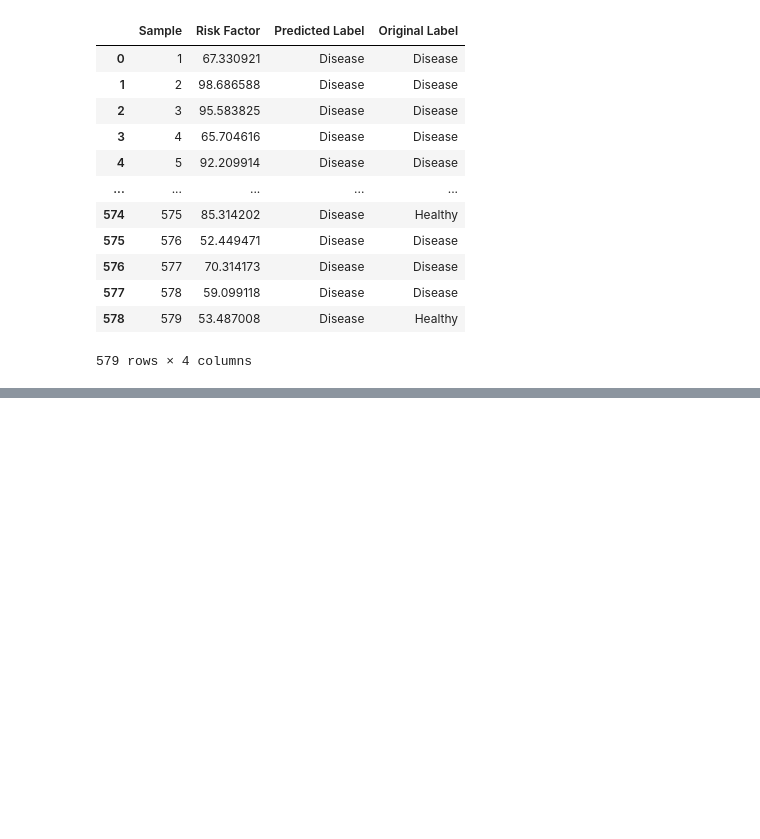
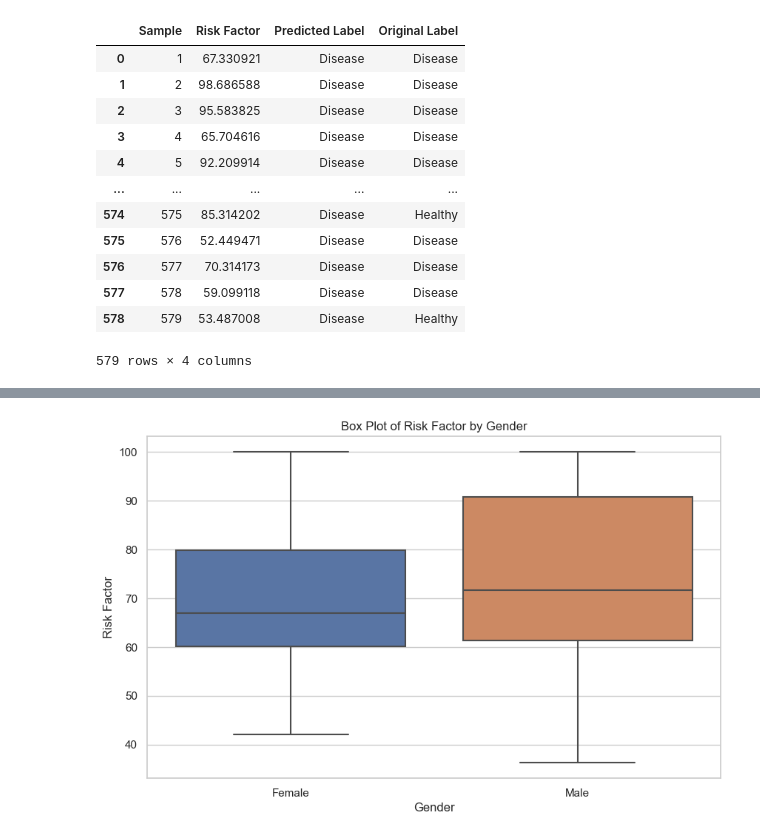
Before and after one commit to koushikroy/liver_disease_prediction, a Jupyter notebook: risk_factor.ipynb, the cells around one changed output, grey strips where cells are left out. Cells and saved outputs as stored; diff of their text form; code cells hidden in the pictures; blank space fills up the shorter version.

```diff
--- a/risk_factor.ipynb
+++ b/risk_factor.ipynb
@@ -250,0 +137,3 @@ No data for colormapping provided via 'c'. Parameters 'vmin', 'vmax' will be ign
+# %%
+df_combined_risk_factor = pd.concat([df, results_df], axis=1)
+df_combined_risk_factor.head()
@@ -250,0 +147,26 @@ No data for colormapping provided via 'c'. Parameters 'vmin', 'vmax' will be ign
+# %%
+import pandas as pd
+import seaborn as sns
+import matplotlib.pyplot as plt
+
+# Load your DataFrame (replace 'df' with the actual name of your DataFrame)
+# For example: df = pd.read_csv('your_data.csv')
+# Make sure your DataFrame has 'gender' and 'risk_factor' columns
+
+# Set up the Seaborn style
+sns.set(style="whitegrid")
+
+# Create the box plot using Seaborn
+plt.figure(figsize=(10, 6))  # Adjust the figure size as needed
+sns.boxplot(x='gender', y='Risk Factor', data=df_combined_risk_factor)
+
+# Add labels and title
+plt.xlabel('Gender')
+plt.ylabel('Risk Factor')
+plt.title('Box Plot of Risk Factor by Gender')
+
+# Show the plot
+# plt.show()
+plt.savefig('output/gender_risk_factor.png')
+# %% [output]
+[figure, added]
```
Also changed, not shown: parts of 8 cells of this notebook, 11 other files.
